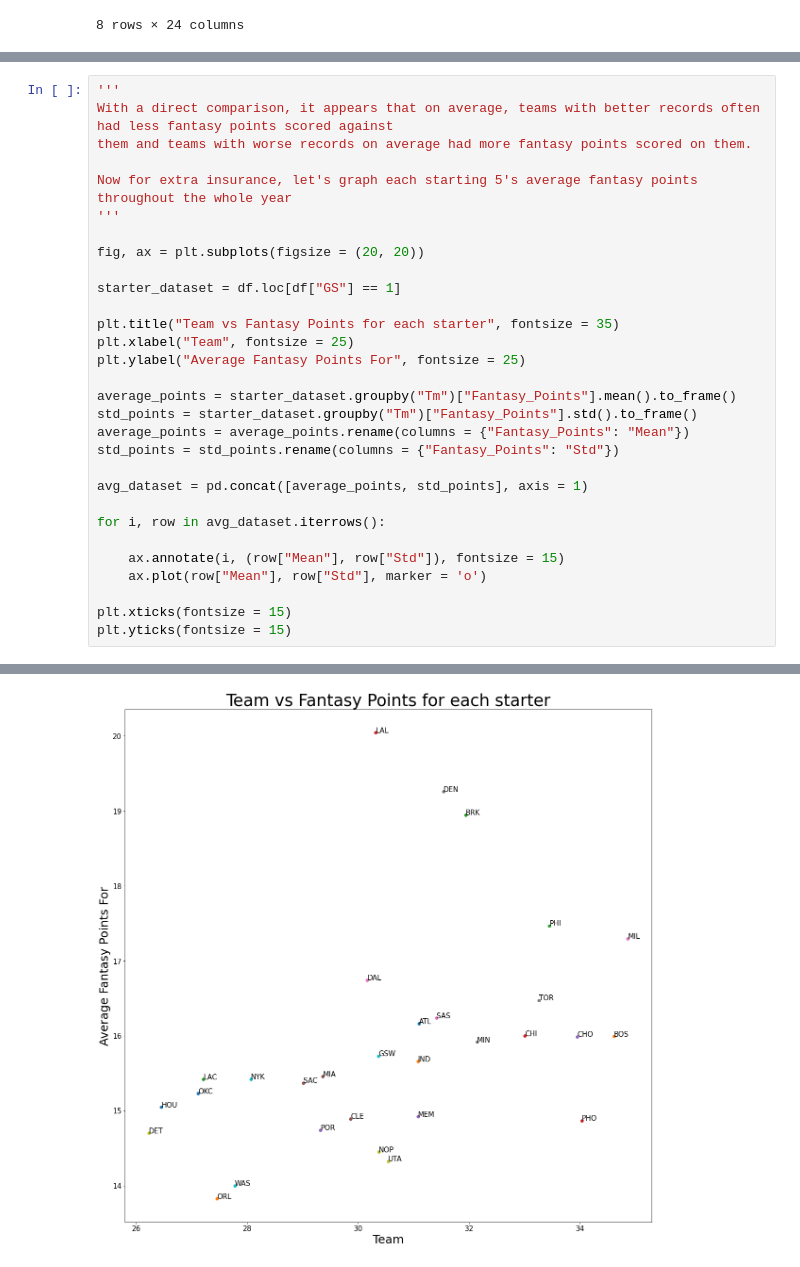
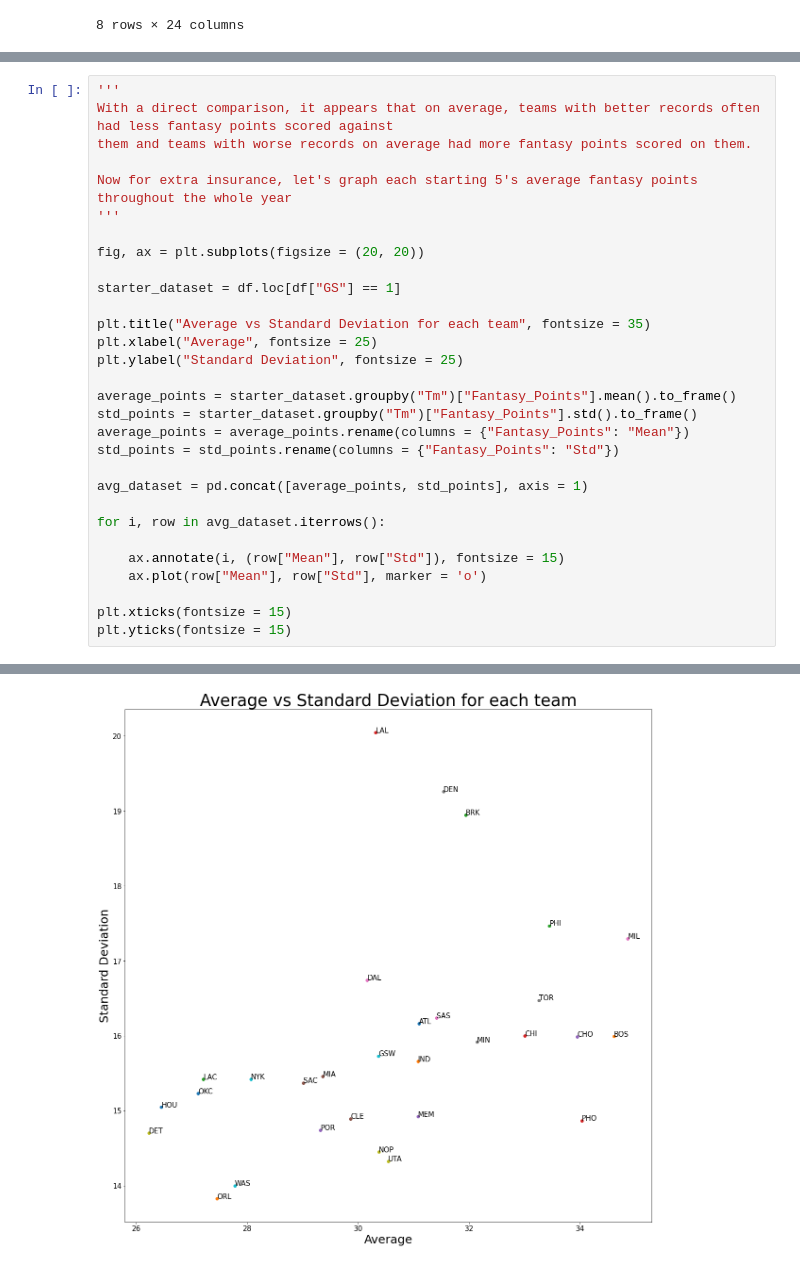
Before and after one commit to AndrewZayn/AndrewZayn.github.io, a Jupyter notebook: NBA_analysis.ipynb, the cells around one changed output, grey strips where cells are left out. Drawn from its saved outputs; the diff is of its cells as text.

```diff
--- a/NBA_analysis.ipynb
+++ b/NBA_analysis.ipynb
@@ -267,34 +279,34 @@ Now for extra insurance, let's graph each starting 5's average fantasy points th
 fig, ax = plt.subplots(figsize = (20, 20))
 
 starter_dataset = df.loc[df["GS"] == 1]
 
-plt.title("Team vs Fantasy Points for each starter", fontsize = 35)
-plt.xlabel("Team", fontsize = 25)
-plt.ylabel("Average Fantasy Points For", fontsize = 25)
+plt.title("Average vs Standard Deviation for each team", fontsize = 35)
+plt.xlabel("Average", fontsize = 25)
+plt.ylabel("Standard Deviation", fontsize = 25)
 
 average_points = starter_dataset.groupby("Tm")["Fantasy_Points"].mean().to_frame()
 std_points = starter_dataset.groupby("Tm")["Fantasy_Points"].std().to_frame()
 average_points = average_points.rename(columns = {"Fantasy_Points": "Mean"})
 std_points = std_points.rename(columns = {"Fantasy_Points": "Std"})
 
 avg_dataset = pd.concat([average_points, std_points], axis = 1)
 
 for i, row in avg_dataset.iterrows():
 
     ax.annotate(i, (row["Mean"], row["Std"]), fontsize = 15)
     ax.plot(row["Mean"], row["Std"], marker = 'o')
 
 plt.xticks(fontsize = 15)
 plt.yticks(fontsize = 15)
 # %% [output]
 (array([13., 14., 15., 16., 17., 18., 19., 20., 21.]),
  [Text(0, 0, ''),
   Text(0, 0, ''),
   Text(0, 0, ''),
   Text(0, 0, ''),
   Text(0, 0, ''),
   Text(0, 0, ''),
   Text(0, 0, ''),
   Text(0, 0, ''),
   Text(0, 0, '')])
-[figure, old version]
+[figure, new version]
```
Also changed, not shown: parts of 8 cells of this notebook.
